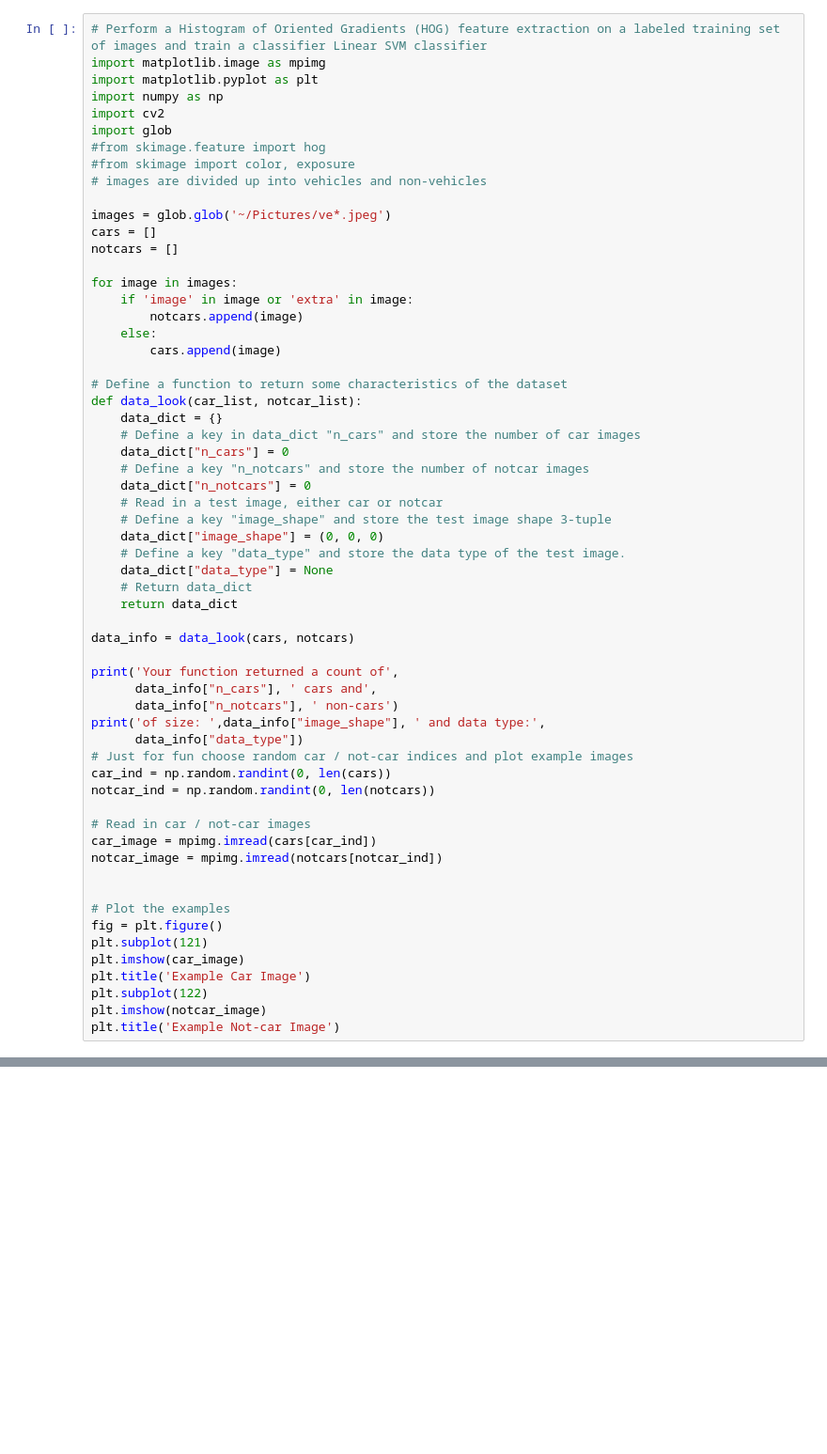
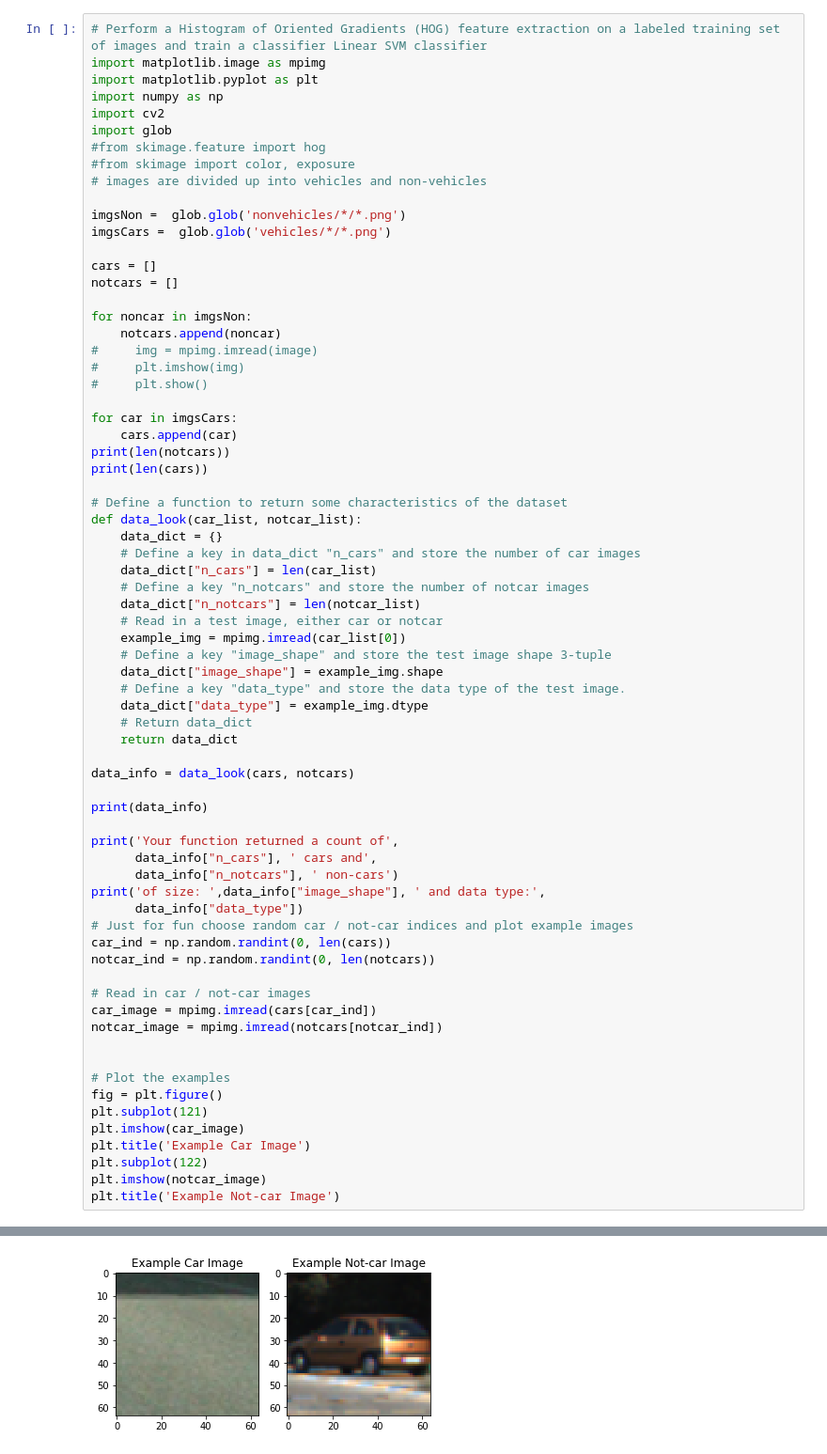
Before and after one commit to joelpou/vehicle-detection, a Jupyter notebook: carDetection.ipynb, the cells around one changed output, grey strips where cells are left out. Shown: that part at 94% size. Saved outputs shown, nothing was run; the diff lists cells and outputs as text; blank space fills up the shorter version.

Commit message:
Updated glob vehicles/non-vehicles image extraction into lists. Updated data_look function.

```diff
--- a/carDetection.ipynb
+++ b/carDetection.ipynb
@@ -9,32 +9,42 @@ import glob
 #from skimage import color, exposure
 # images are divided up into vehicles and non-vehicles
 
-images = glob.glob('~/Pictures/ve*.jpeg')
+imgsNon =  glob.glob('nonvehicles/*/*.png')
+imgsCars =  glob.glob('vehicles/*/*.png')
+
 cars = []
 notcars = []
 
-for image in images:
-    if 'image' in image or 'extra' in image:
-        notcars.append(image)
-    else:
-        cars.append(image)
+for noncar in imgsNon:
+    notcars.append(noncar)
+#     img = mpimg.imread(image)
+#     plt.imshow(img)
+#     plt.show()
+
+for car in imgsCars:
+    cars.append(car)
+print(len(notcars))
+print(len(cars))
 
 # Define a function to return some characteristics of the dataset
 def data_look(car_list, notcar_list):
     data_dict = {}
     # Define a key in data_dict "n_cars" and store the number of car images
-    data_dict["n_cars"] = 0
+    data_dict["n_cars"] = len(car_list)
     # Define a key "n_notcars" and store the number of notcar images
-    data_dict["n_notcars"] = 0
+    data_dict["n_notcars"] = len(notcar_list)
     # Read in a test image, either car or notcar
+    example_img = mpimg.imread(car_list[0])
     # Define a key "image_shape" and store the test image shape 3-tuple
-    data_dict["image_shape"] = (0, 0, 0)
+    data_dict["image_shape"] = example_img.shape
     # Define a key "data_type" and store the data type of the test image.
-    data_dict["data_type"] = None
+    data_dict["data_type"] = example_img.dtype
     # Return data_dict
     return data_dict
 
 data_info = data_look(cars, notcars)
+
+print(data_info)
 
 print('Your function returned a count of',
       data_info["n_cars"], ' cars and',
@@ -58,3 +68,4 @@ plt.title('Example Car Image')
 plt.subplot(122)
 plt.imshow(notcar_image)
 plt.title('Example Not-car Image')
+# %% [output]
@@ -60,0 +78 @@ plt.title('Example Not-car Image')
+[figure, added]
```
Also changed, not shown: parts of 1 cell of this notebook, 1 other file.
